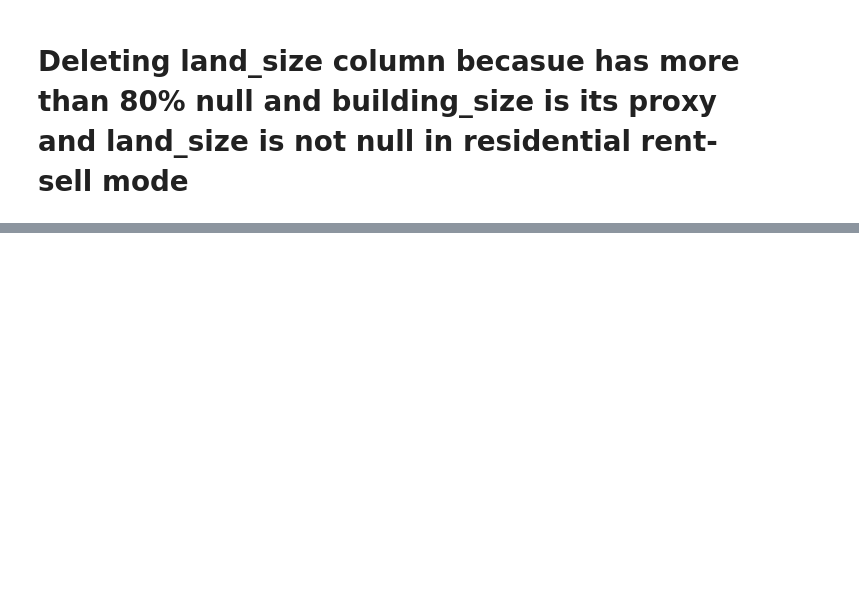
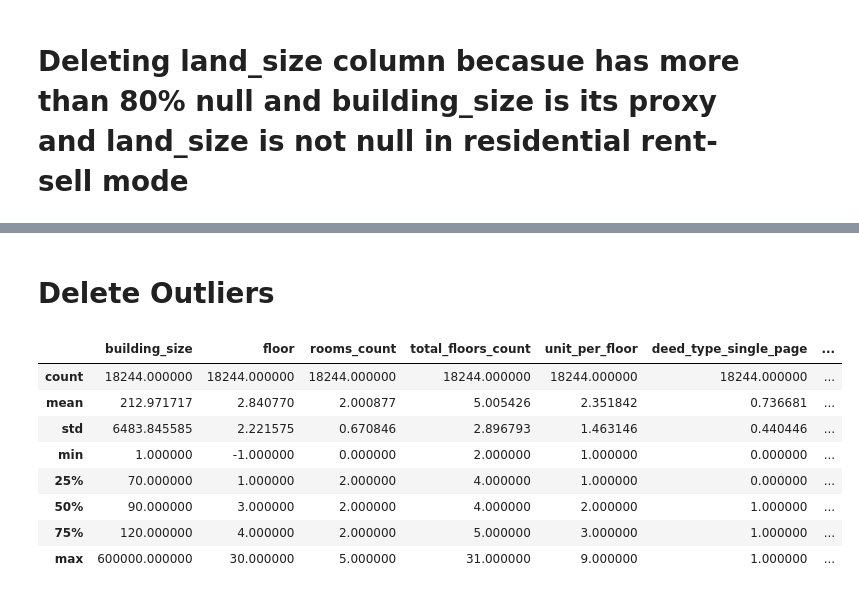
Before and after one commit to RezaNadali78/Quera_First_Project, a Jupyter notebook: data cleaning.ipynb, the cells around one changed output, grey strips where cells are left out. Drawn from its saved outputs; the diff is of its cells as text; code cells hidden in the pictures; blank space fills up the shorter version.

```diff
--- a/data cleaning.ipynb
+++ b/data cleaning.ipynb
@@ -198,5 +218,5 @@ corr_price = pd.DataFrame(xy_train_price.corr(method='spearman').price_value)
 # %%
-feature_of_price = corr_price[(corr_price.price_value > 0.25) | (corr_price.price_value < -0.25)].index
+feature_of_price = corr_price[(corr_price.price_value > 0.15) | (corr_price.price_value < -0.15)].index
 # %% [markdown]
 ## corrlation between features and transformed_credit by spearman method
 # %%
@@ -262,5 +310,5 @@ xy_test_credit = xy_test_credit.drop('land_size',axis=1)
 # %%
-xy_train_price = xy_train_price[xy_train_price.total_floors_count.notna()]
-xy_test_price = xy_test_price[xy_test_price.total_floors_count.notna()]
+xy_train_price = xy_train_price[xy_train_price.unit_per_floor.notna()]
+xy_test_price = xy_test_price[xy_test_price.unit_per_floor.notna()]
 xy_train_credit = xy_train_credit[xy_train_credit.total_floors_count.notna()]
 xy_test_credit = xy_test_credit[xy_test_credit.total_floors_count.notna()]
@@ -266,0 +406,2 @@ xy_test_credit = xy_test_credit[xy_test_credit.total_floors_count.notna()]
+# %% [markdown]
+# Delete Outliers
@@ -266,0 +411,2 @@ xy_test_credit = xy_test_credit[xy_test_credit.total_floors_count.notna()]
+# %%
+xrp = xrp.sample(frac=0.2,random_state=42)
@@ -266,0 +445,12 @@ xy_test_credit = xy_test_credit[xy_test_credit.total_floors_count.notna()]
+# %%
+xrp.describe()
+# %% [output]
+|  | building_size | floor | rooms_count | total_floors_count | unit_per_floor | deed_type_single_page | ... |
+| count | 18244.000000 | 18244.000000 | 18244.000000 | 18244.000000 | 18244.000000 | 18244.000000 | ... |
+| mean | 212.971717 | 2.840770 | 2.000877 | 5.005426 | 2.351842 | 0.736681 | ... |
+| std | 6483.845585 | 2.221575 | 0.670846 | 2.896793 | 1.463146 | 0.440446 | ... |
+| min | 1.000000 | -1.000000 | 0.000000 | 2.000000 | 1.000000 | 0.000000 | ... |
+| 25% | 70.000000 | 1.000000 | 2.000000 | 4.000000 | 1.000000 | 0.000000 | ... |
+| 50% | 90.000000 | 3.000000 | 2.000000 | 4.000000 | 2.000000 | 1.000000 | ... |
+| 75% | 120.000000 | 4.000000 | 2.000000 | 5.000000 | 3.000000 | 1.000000 | ... |
+| max | 600000.000000 | 30.000000 | 5.000000 | 31.000000 | 9.000000 | 1.000000 | ... |
```
Also changed, not shown: parts of 26 cells of this notebook.
